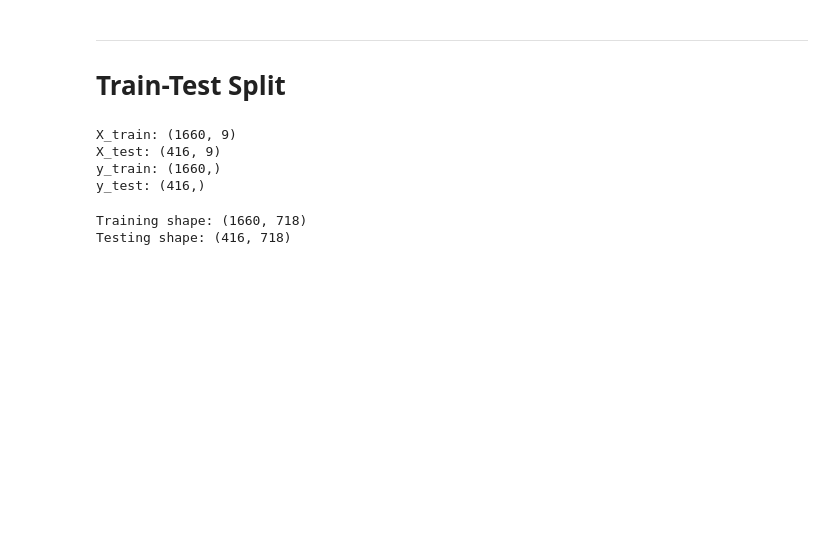
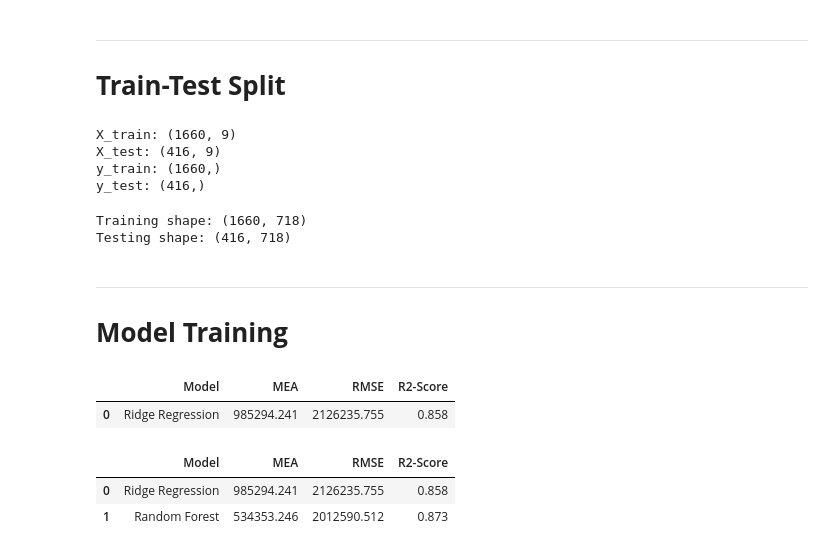
Before and after one commit to RealHaroon/Artificial-Intelligence-Labs, a Jupyter notebook: Machine Learning/Used Car Price Predictor/notebook/UsedCarPricePredictor.ipynb, the cells around one changed output. Cells and saved outputs as stored; diff of their text form; code cells hidden in the pictures; blank space fills up the shorter version.

Commit message:
Baseline Trainnig

```diff
--- a/Machine Learning/Used Car Price Predictor/notebook/UsedCarPricePredictor.ipynb
+++ b/Machine Learning/Used Car Price Predictor/notebook/UsedCarPricePredictor.ipynb
@@ -1011,3 +1014,43 @@ print("Testing shape:", X_test_processed.shape)
 # %% [output]
 Training shape: (1660, 718)
 Testing shape: (416, 718)
+# %% [markdown]
+---
+# **Model Training**
+# %%
+models={
+    "Ridge Regression":Ridge(alpha=1.0),
+    "Random Forest":RandomForestRegressor(
+        n_estimators=200,
+        random_state=42,
+        n_jobs=-1
+    )
+}
+
+results=[]
+
+for name, model in models.items():
+    model.fit(X_train_processed,y_train)
+    y_pred=model.predict(X_test_processed)
+
+    mea=mean_absolute_error(y_test,y_pred)
+    rmse=np.sqrt(mean_squared_error(y_test,y_pred))
+    r2=r2_score(y_test,y_pred)
+
+    results.append({
+
+        "Model":name,
+        "MEA":mea,
+        "RMSE":rmse,
+        "R2-Score":r2
+    }
+    )
+
+    results_df=pd.DataFrame(results)
+    display(results_df.round(3))
+# %% [output]
+|  | Model | MEA | RMSE | R2-Score |
+| 0 | Ridge Regression | 985294.241 | 2126235.755 | 0.858 |
+|  | Model | MEA | RMSE | R2-Score |
+| 0 | Ridge Regression | 985294.241 | 2126235.755 | 0.858 |
+| 1 | Random Forest | 534353.246 | 2012590.512 | 0.873 |
```
Also changed, not shown: parts of 2 cells of this notebook.
